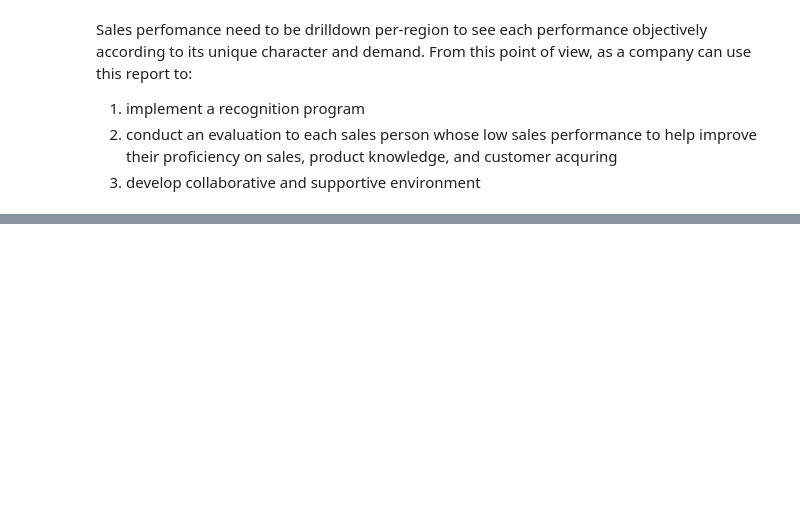
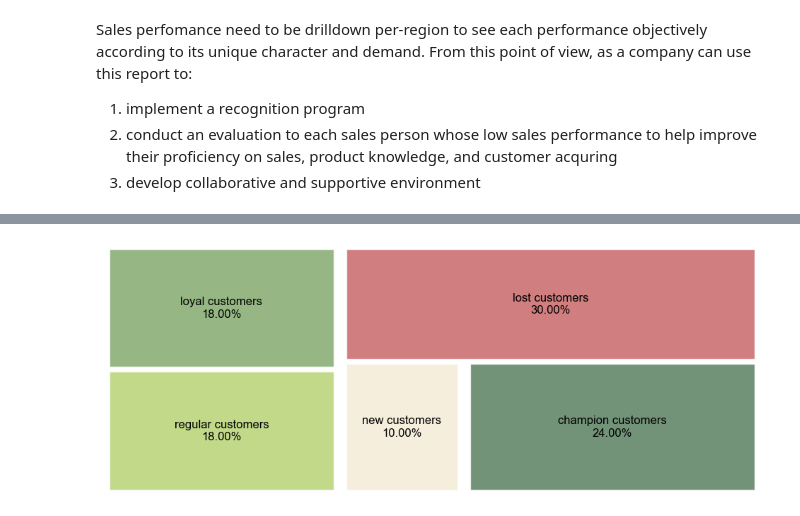
Before and after one commit to jeeenss/Data-Analysis-with-SQL, a Jupyter notebook: US Sales/US_Sales_Performance_Analysis.ipynb, the cells around one changed output, grey strips where cells are left out. Cells and saved outputs as stored; diff of their text form; code cells hidden in the pictures; blank space fills up the shorter version.

Commit message:
added customer segmentation analysis

```diff
--- a/US Sales/US_Sales_Performance_Analysis.ipynb
+++ b/US Sales/US_Sales_Performance_Analysis.ipynb
@@ -1165,0 +1231,30 @@ Sales perfomance need to be drilldown per-region to see each performance objecti
+# %%
+colors = []
+labels = []
+values = df_cust_seg['percentage'].astype('float')
+pctg = df_cust_seg['percentage'].astype('string')
+for idx in df_cust_seg.index:
+    seg_name = df_cust_seg['rfm_segment'][idx]
+    label = seg_name+  os.linesep +pctg[idx] +'%'
+    labels.append(label)
+for idx in df_cust_seg.index:
+    if (df_cust_seg['rfm_segment'][idx]) == 'champion customers':
+        colors.append('#386641')
+    elif (df_cust_seg['rfm_segment'][idx]) == 'loyal customers':
+        colors.append('#6a994e')
+    elif (df_cust_seg['rfm_segment'][idx]) == 'regular customers':
+        colors.append('#a7c957')
+    elif (df_cust_seg['rfm_segment'][idx]) == 'new customers':
+        colors.append('#f2e8cf')
+    elif (df_cust_seg['rfm_segment'][idx]) == 'lost customers':
+        colors.append('#bc4749')
+
+fig = plt.gcf()
+fig.set_size_inches(12, 4.5)
+squarify.plot(sizes = values, label = labels, text_kwargs = {'fontsize': 12, 'color': 'black'},
+              color = colors, alpha = 0.7, pad = 0.25)
+
+plt.axis("off")
+plt.show()
+# %% [output]
+[figure, added]
```
Also changed, not shown: parts of 4 cells of this notebook.
